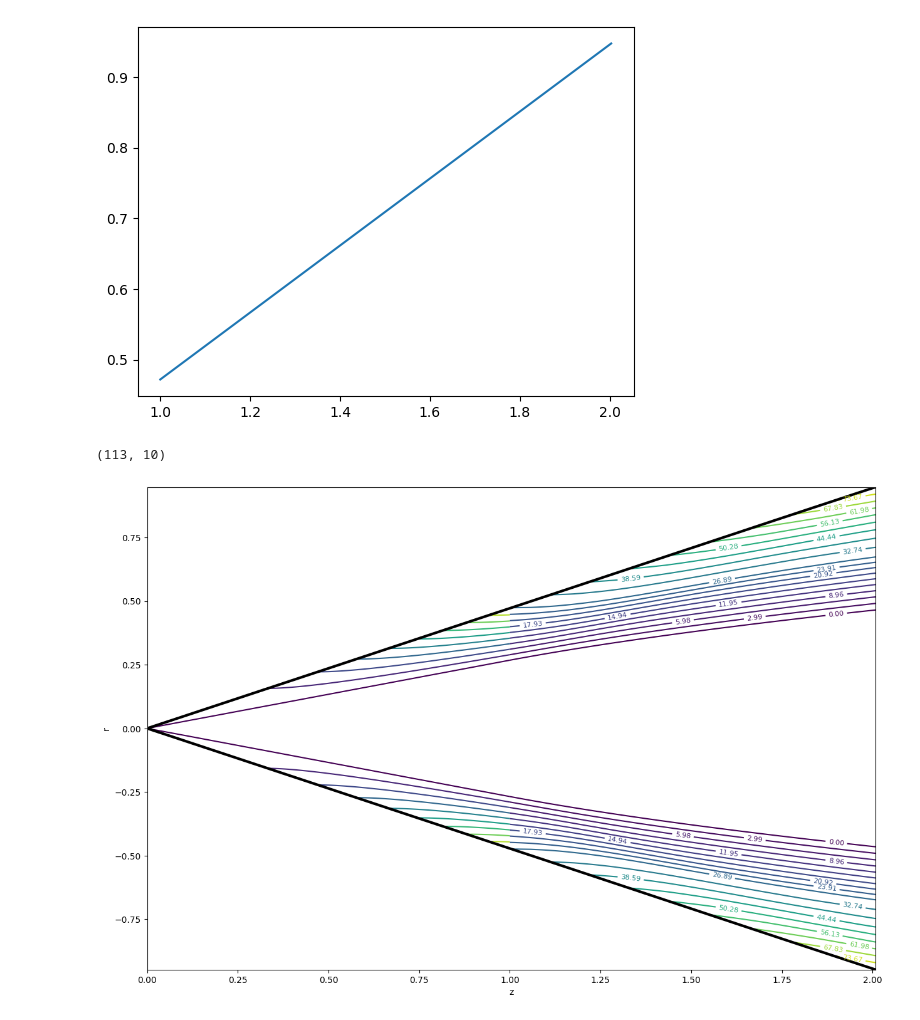
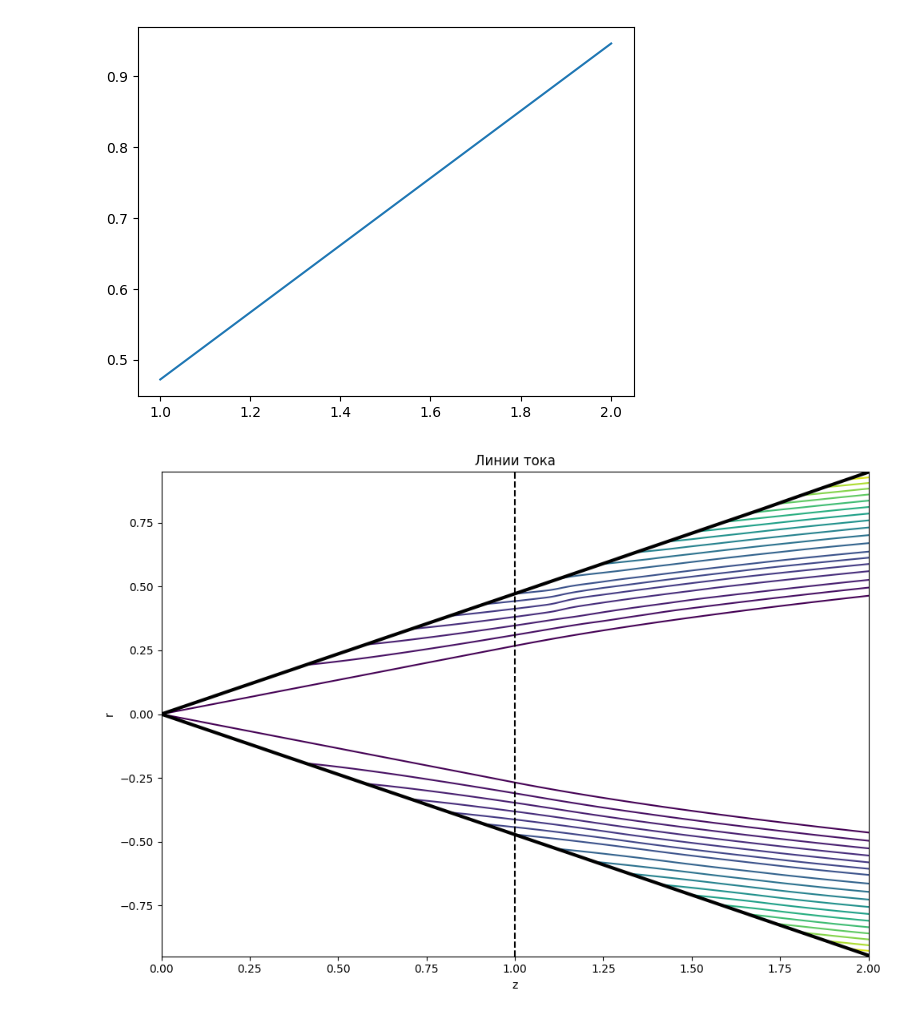
Before and after one commit to immortallz/Heat-source-in-supersonic-flow, a Jupyter notebook: vizualization.ipynb, the cells around one changed output. Drawn from its saved outputs; the diff is of its cells as text; code cells hidden in the pictures.

```diff
--- a/vizualization.ipynb
+++ b/vizualization.ipynb
@@ -32,8 +32,9 @@ def load_field(filename):
 # %%
 # Body radius function
 def r_b(z):
+    # return np.tan(np.pi / 12.0) * (z / 20.0 + 0.95)
     return np.tan(np.pi/12) * np.sqrt(2*z - 1)
-    return np.tan(np.pi/12) * z
+    # return np.tan(np.pi/12) * z
 # %%
 def distribution_plot(f_name):
     f_dict = {
@@ -133,15 +134,16 @@ zs_rs = np.array(zs_rs)
 z0 = 1
 # %%
 zs = np.loadtxt('z_out.txt')
+K = zs.shape[0]
+N = 200
+M = 600
 rho = np.loadtxt('rho_out.txt').reshape(K, N, M)
 p = np.loadtxt('p_out.txt').reshape(K, N, M)
 u = np.loadtxt('u_out.txt').reshape(K, N, M)
 v = np.loadtxt('v_out.txt').reshape(K, N, M)
 w = np.loadtxt('w_out.txt').reshape(K, N, M)
 rs = np.loadtxt('r_s_out.txt')
-K = zs.shape[0]
-N = 100
-M = 300
+z0 = 1.0
 # %%
 # размеры
 # K, N, M = rho.shape
@@ -380,8 +416,8 @@ def load_streamfunc(filename):
             i += 1
     return np.array(zs), np.array(psi)  # zs: (K,), psi: (K,N)
 
-zs0, psi0 = load_streamfunc('psi0_out.txt')
-zsp, psip = load_streamfunc('psi1_out.txt')
+psi0 = np.loadtxt('psi0_out.txt')
+psip = np.loadtxt('psi1_out.txt')
 
 f_cone_dict = {
         'p': p_cone,
@@ -396,53 +432,53 @@ z_cone = np.tile(np.linspace(0, z0, 100), (phi_cone.shape[0], 1)).T
 r_cone = np.outer(np.linspace(0, z0, 100), np.tan(phi_cone))
 
 rho_cone_tile = np.tile(f_cone_dict['rho'], (100, 1))
-u_cone_tile = np.tile(f_cone_dict['u'], (100, 1))
+w_cone_tile = np.tile(f_cone_dict['w'], (100, 1))
 
 dr_cone = np.hstack((np.zeros((100, 1)), np.diff(r_cone, axis=1)))
 
-psi_cone = np.cumsum(rho_cone_tile * u_cone_tile * r_cone * dr_cone, axis=1)
+psi_cone = np.cumsum(rho_cone_tile * w_cone_tile * r_cone * dr_cone, axis=1)
-# %%
-np.tile(zs, (N, 1)).T.shape
-# %% [output]
-(113, 10)
 # %%
-fig, ax = plt.subplots(figsize=(15, 10))
-levels_cone = np.linspace(psi_cone.min(), psi_cone.max(), 10)
+fig, ax = plt.subplots(figsize=(10, 7))
+levels_cone = np.linspace(psi_cone.min(), psi_cone.max(), 7)
 levels_0 = np.unique(
     np.clip(
-        np.hstack((levels_cone, np.linspace(psi_cone.max(), psi0.max(), 10))),
+        np.hstack((levels_cone, np.linspace(psi_cone.max(), psi0.max(), 13))),
         a_min=psi0.min(),
         a_max=psi0.max(),
     )
 )
 levels_1 = np.unique(
     np.clip(
-        np.hstack((levels_cone, np.linspace(psi_cone.max(), psip.max(), 10))),
+        np.hstack((levels_cone, np.linspace(psi_cone.max(), psip.max(), 13))),
         a_min=psip.min(),
         a_max=psip.max(),
     )
 )
 cs0 = ax.contour(np.tile(zs, (N, 1)).T, r_phys, psi0, levels=levels_0, linestyles="-")
 csp = ax.contour(np.tile(zs, (N, 1)).T, -r_phys, psip, levels=levels_1, linestyles="-")
-cs_cone_0 = ax.contour(z_cone, r_cone, psi_cone, levels=levels_cone, linestyles="-")
-cs_cone_p = ax.contour(z_cone, -r_cone, psi_cone, levels=levels_cone, linestyles="-")
-ax.clabel(cs0, inline=True, fontsize=8)
-ax.clabel(csp, inline=True, fontsize=8)
+cs_cone_0 = ax.contour(z_cone, r_cone, psi_cone, levels=levels_cone, cmap=cs0.cmap, norm=cs0.norm, linestyles="-")
+cs_cone_p = ax.contour(z_cone, -r_cone, psi_cone, levels=levels_cone, cmap=csp.cmap, norm=csp.norm, linestyles="-")
+# ax.clabel(cs0, inline=True, fontsize=8)
+# ax.clabel(csp, inline=True, fontsize=8)
 ax.set_xlabel("z")
 ax.set_ylabel("r")
-# ax.legend([cs0.collections[0], csp.collections[0]], ['θ=0','θ=π'])
 plt.plot(
     np.hstack((np.linspace(0, z0), zs)),
     np.hstack((np.tan(phi_cone[-1]) * np.linspace(0, z0), rs[:, 0])),
     linewidth=3,
     color="black",
 )
 plt.plot(
     np.hstack((np.linspace(0, z0), zs)),
     np.hstack((-np.tan(phi_cone[-1]) * np.linspace(0, z0), -rs[:, -1])),
     linewidth=3,
     color="black",
 )
+
+ax.axvline(x=z0, linestyle="--", color="k")
+plt.title('Линии тока')
+plt.tight_layout()
+plt.savefig('pictures/parabolic_heat_streamlines.png')
 plt.show()
 # %% [output]
-[figure, old version]
+[figure, new version]
```
Also changed, not shown: parts of 6 cells of this notebook, 25 other files.
